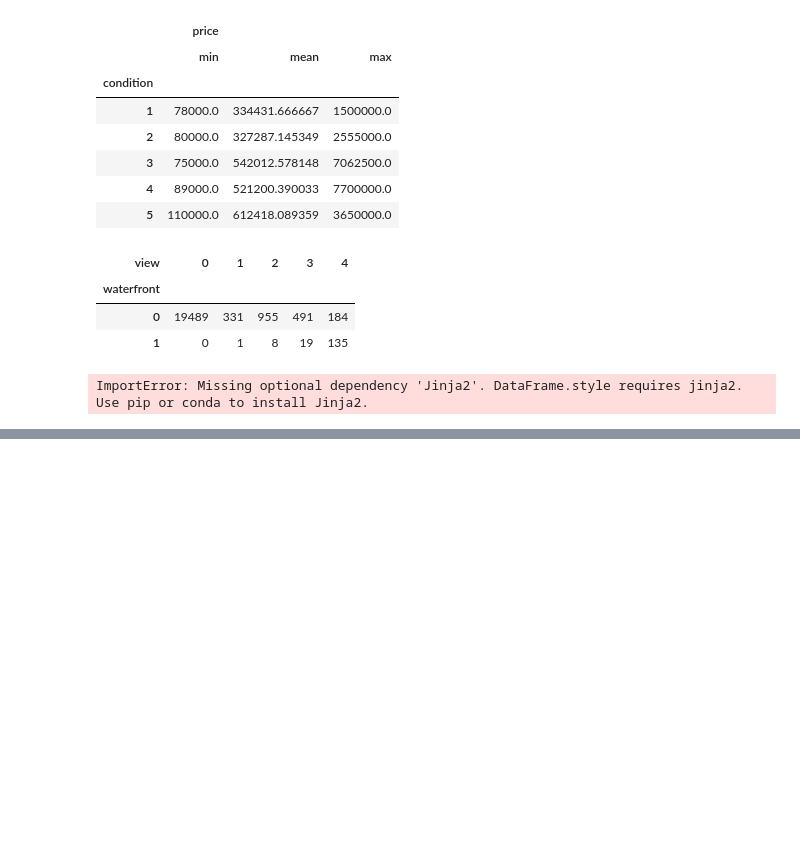
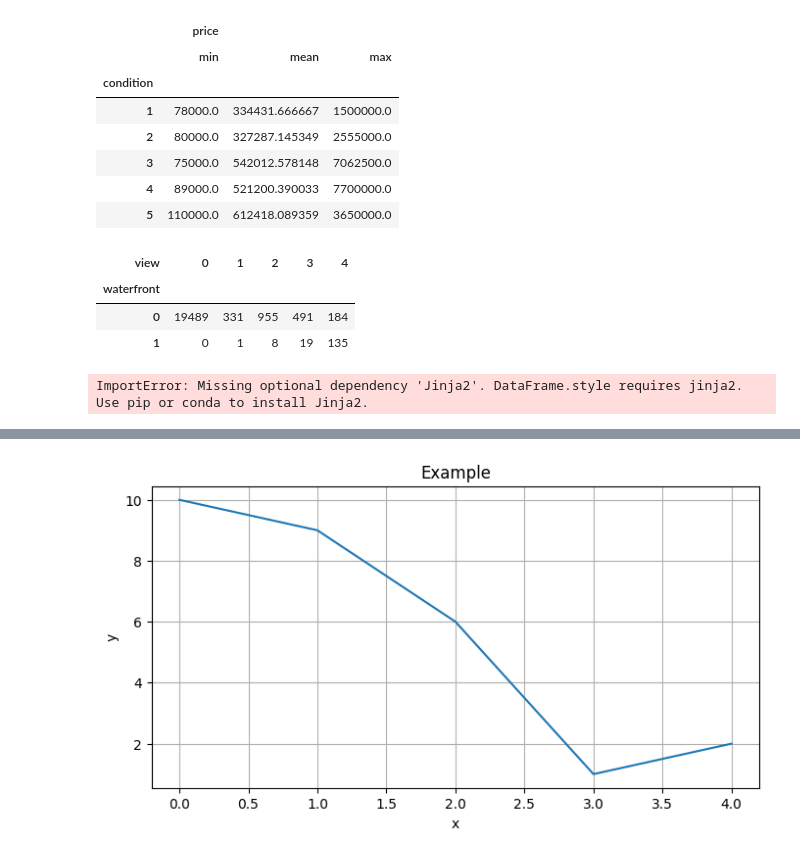
Before and after one commit to Arad540/Python_LibraryCourse, a Jupyter notebook: Sem4Homework.ipynb, the cells around one changed output, grey strips where cells are left out. Saved outputs shown, nothing was run; the diff lists cells and outputs as text; code cells hidden in the pictures; blank space fills up the shorter version.

```diff
--- a/Sem4Homework.ipynb
+++ b/Sem4Homework.ipynb
@@ -306,0 +323,9 @@ df.pivot_table(index='condition',
+# %%
+plt.figure(figsize=(8, 4))
+plt.plot([0, 1, 2,3,4], [10, 9, 6, 1,2])
+plt.xlabel('x')
+plt.ylabel('y')
+plt.title('Example')
+plt.grid();
+# %% [output]
+[figure, added]
```
Also changed, not shown: parts of 9 cells of this notebook.
